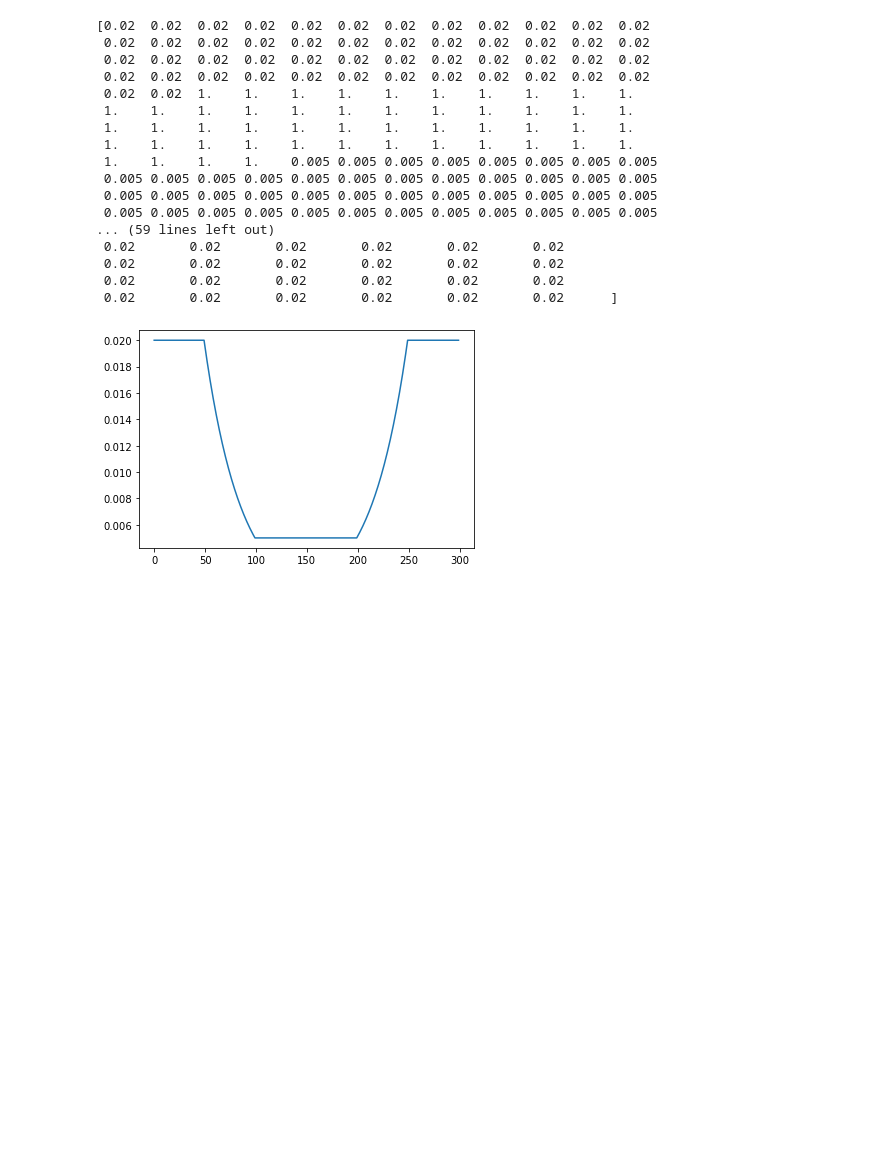
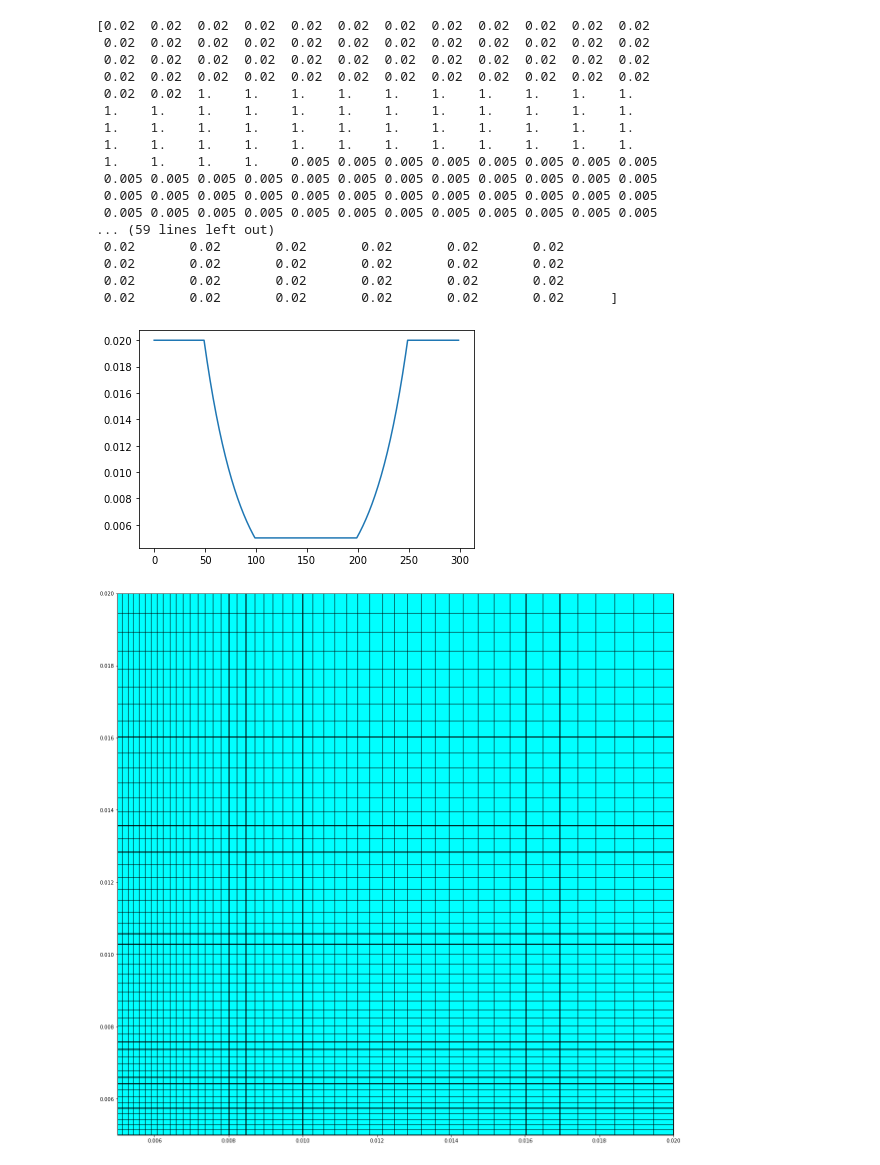
Before and after one commit to zhaonat/eigenwell, a Jupyter notebook: notebooks/non uniform grid.ipynb, the cells around one changed output. Drawn from its saved outputs; the diff is of its cells as text; code cells hidden in the pictures; blank space fills up the shorter version.

```diff
--- a/notebooks/non uniform grid.ipynb
+++ b/notebooks/non uniform grid.ipynb
@@ -145,6 +145,14 @@ Fsx_conj = sp.spdiags(Xc.flatten(),0,M,M);
  0.02       0.02       0.02       0.02       0.02       0.02
  0.02       0.02       0.02       0.02       0.02       0.02      ]
 [figure]
+# %%
+## visualizing a non-uniform grid
+plt.figure(figsize = (20,20))
+ax = plt.subplot(1,1,1)
+plt.pcolormesh(Xs.T, Ys.T, np.zeros_like(Xs), cmap = 'cool', linewidth = 0.25, color = 'black')
+plt.show();
+# %% [output]
+[figure, added]
 # %%
 ## PML specification
 Npml = [20,20];
```
Also changed, not shown: 4 other files.
